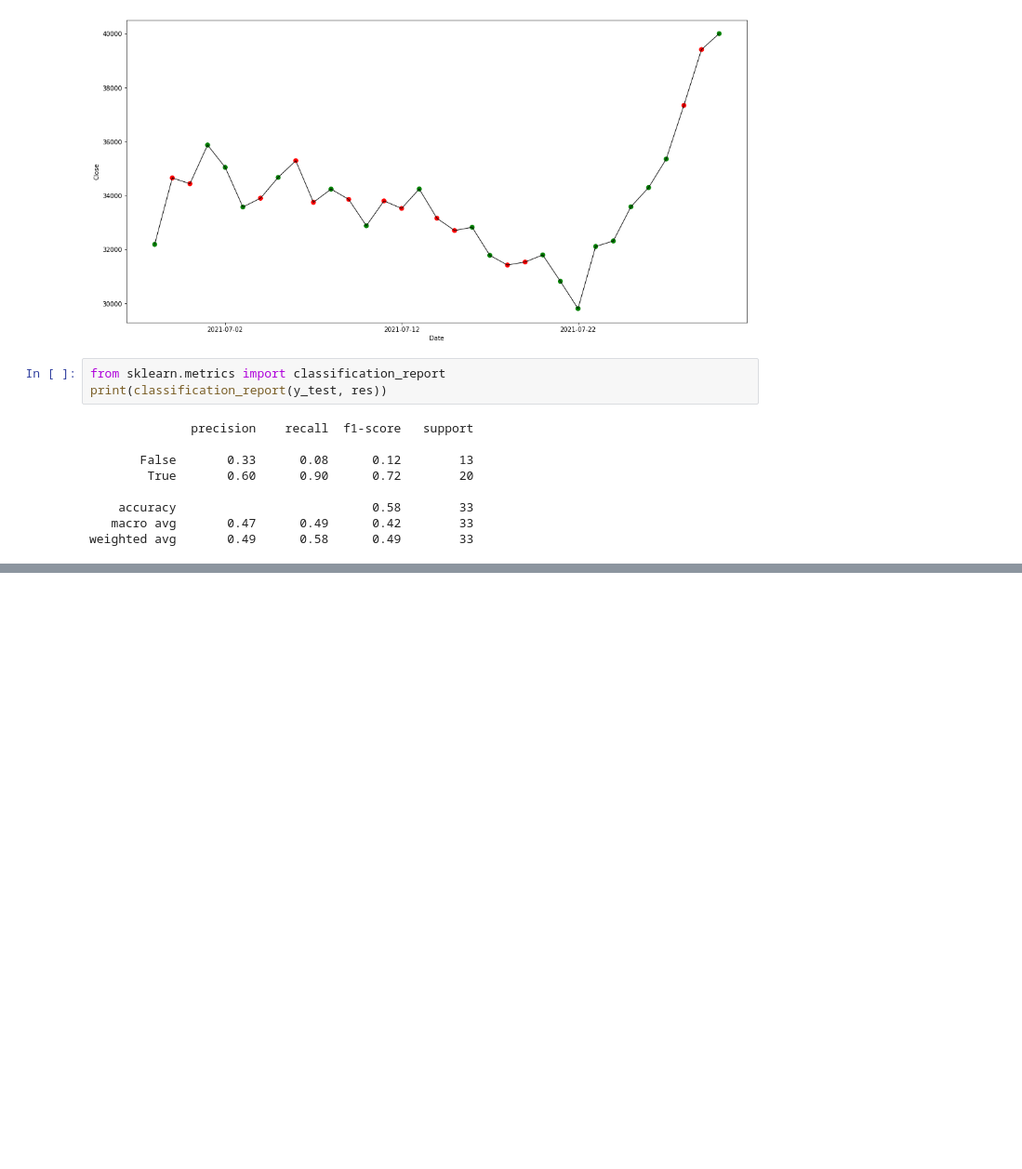
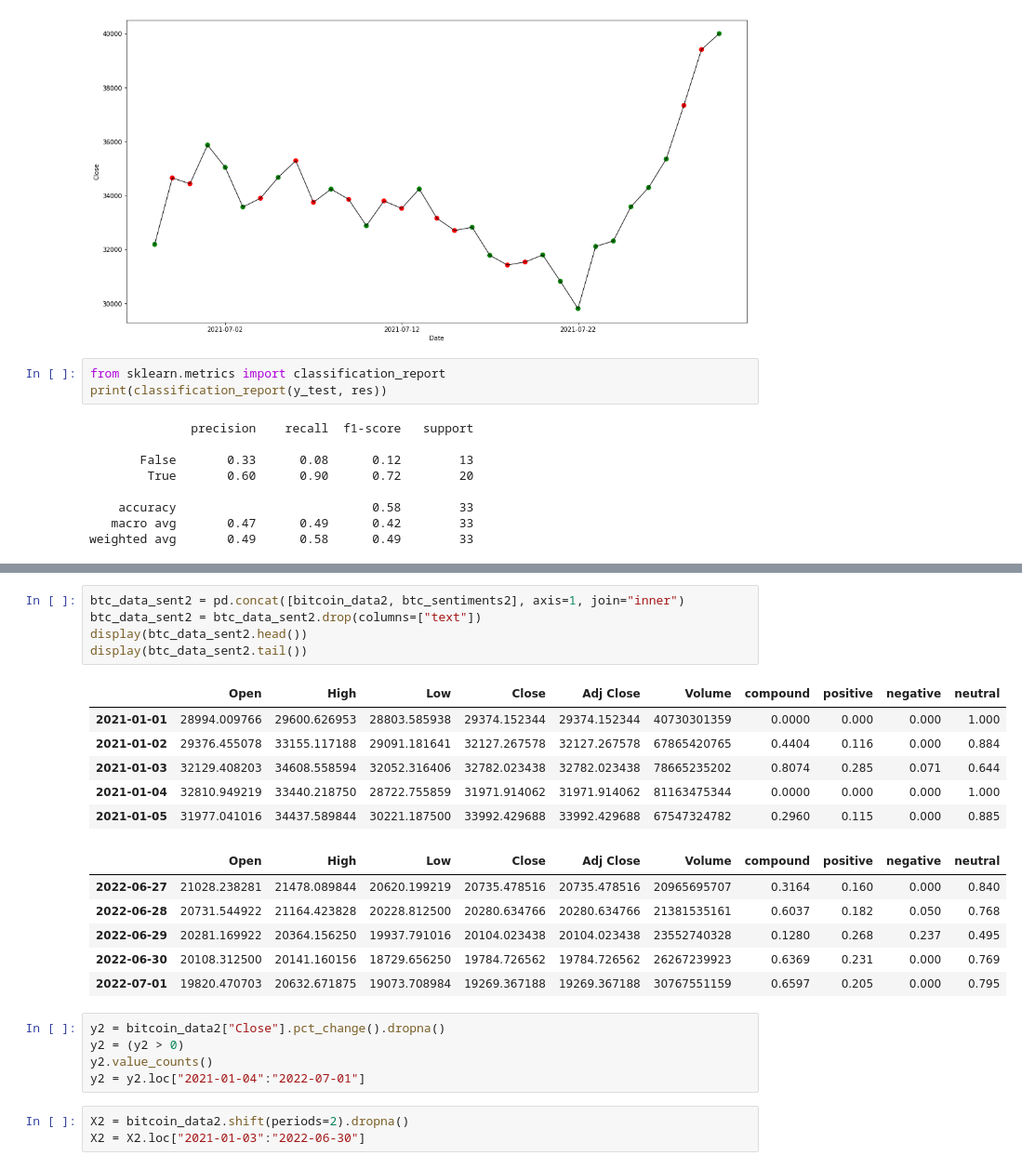
Before and after one commit to DDEEEVV/Project_2, a Jupyter notebook: 3rd_ML_model_using_btc_tweeter.ipynb, the cells around one changed output, grey strips where cells are left out. Shown: that part at 93% size. Drawn from its saved outputs; the diff is of its cells as text; blank space fills up the shorter version.

```diff
--- a/3rd_ML_model_using_btc_tweeter.ipynb
+++ b/3rd_ML_model_using_btc_tweeter.ipynb
@@ -161,0 +231,26 @@ weighted avg       0.49      0.58      0.49        33
+# %%
+btc_data_sent2 = pd.concat([bitcoin_data2, btc_sentiments2], axis=1, join="inner")
+btc_data_sent2 = btc_data_sent2.drop(columns=["text"])
+display(btc_data_sent2.head())
+display(btc_data_sent2.tail())
+# %% [output]
+|  | Open | High | Low | Close | Adj Close | Volume | compound | positive | negative | neutral |
+| 2021-01-01 | 28994.009766 | 29600.626953 | 28803.585938 | 29374.152344 | 29374.152344 | 40730301359 | 0.0000 | 0.000 | 0.000 | 1.000 |
+| 2021-01-02 | 29376.455078 | 33155.117188 | 29091.181641 | 32127.267578 | 32127.267578 | 67865420765 | 0.4404 | 0.116 | 0.000 | 0.884 |
+| 2021-01-03 | 32129.408203 | 34608.558594 | 32052.316406 | 32782.023438 | 32782.023438 | 78665235202 | 0.8074 | 0.285 | 0.071 | 0.644 |
+| 2021-01-04 | 32810.949219 | 33440.218750 | 28722.755859 | 31971.914062 | 31971.914062 | 81163475344 | 0.0000 | 0.000 | 0.000 | 1.000 |
+| 2021-01-05 | 31977.041016 | 34437.589844 | 30221.187500 | 33992.429688 | 33992.429688 | 67547324782 | 0.2960 | 0.115 | 0.000 | 0.885 |
+|  | Open | High | Low | Close | Adj Close | Volume | compound | positive | negative | neutral |
+| 2022-06-27 | 21028.238281 | 21478.089844 | 20620.199219 | 20735.478516 | 20735.478516 | 20965695707 | 0.3164 | 0.160 | 0.000 | 0.840 |
+| 2022-06-28 | 20731.544922 | 21164.423828 | 20228.812500 | 20280.634766 | 20280.634766 | 21381535161 | 0.6037 | 0.182 | 0.050 | 0.768 |
+| 2022-06-29 | 20281.169922 | 20364.156250 | 19937.791016 | 20104.023438 | 20104.023438 | 23552740328 | 0.1280 | 0.268 | 0.237 | 0.495 |
+| 2022-06-30 | 20108.312500 | 20141.160156 | 18729.656250 | 19784.726562 | 19784.726562 | 26267239923 | 0.6369 | 0.231 | 0.000 | 0.769 |
+| 2022-07-01 | 19820.470703 | 20632.671875 | 19073.708984 | 19269.367188 | 19269.367188 | 30767551159 | 0.6597 | 0.205 | 0.000 | 0.795 |
+# %%
+y2 = bitcoin_data2["Close"].pct_change().dropna()
+y2 = (y2 > 0)
+y2.value_counts()
+y2 = y2.loc["2021-01-04":"2022-07-01"]
+# %%
+X2 = bitcoin_data2.shift(periods=2).dropna()
+X2 = X2.loc["2021-01-03":"2022-06-30"]
```
Also changed, not shown: parts of 11 cells of this notebook, 12 other files.
